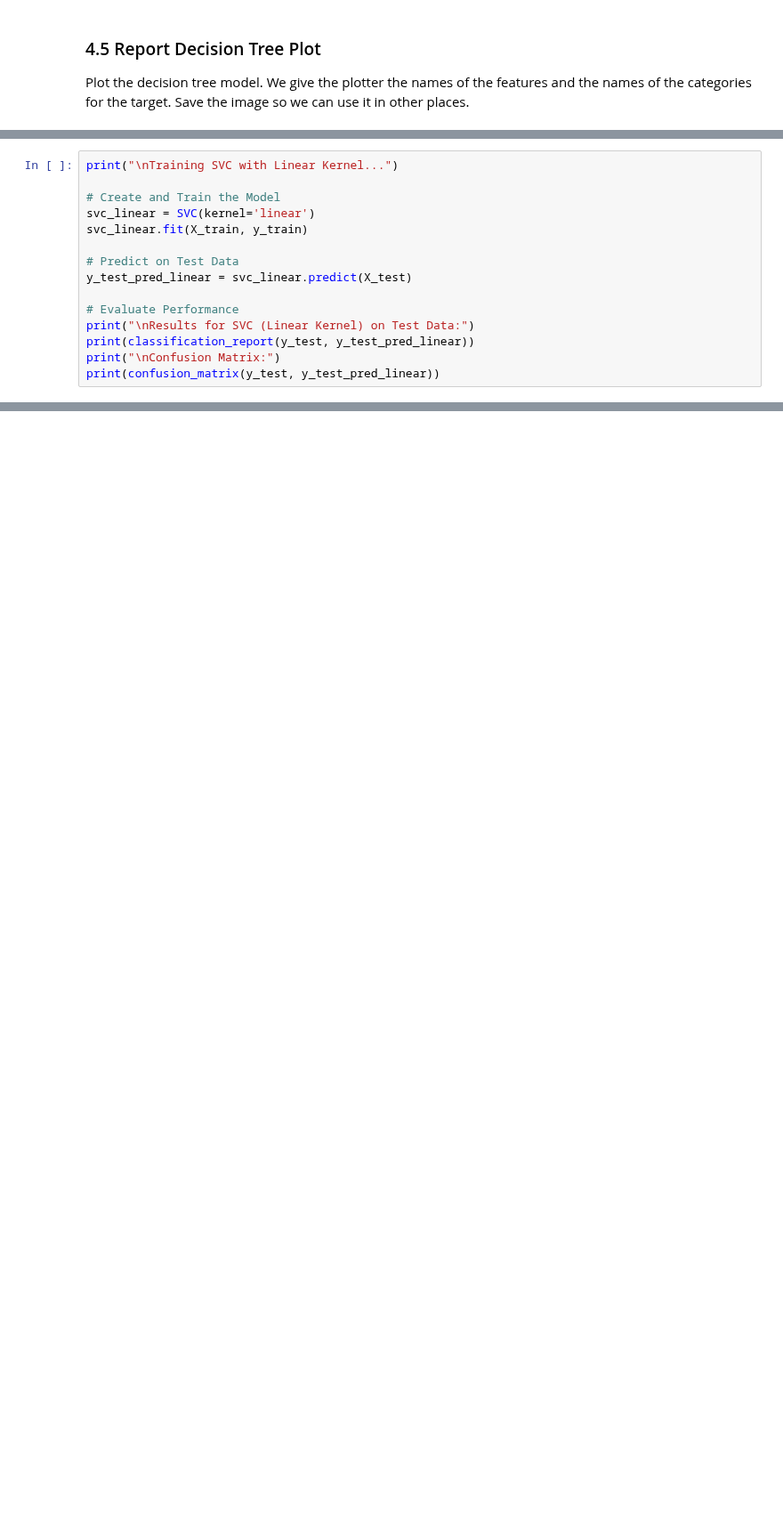
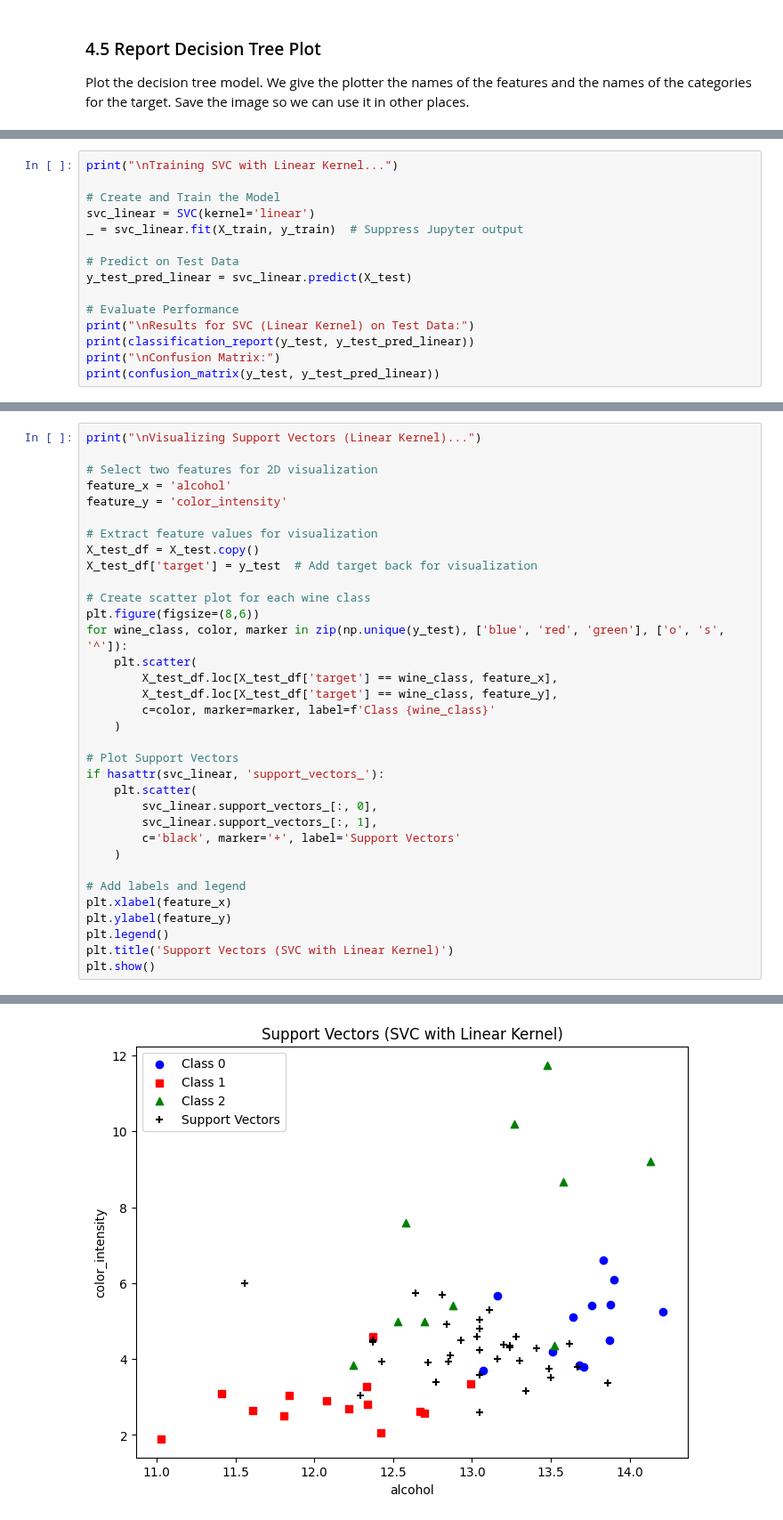
Before and after one commit to Data-Git-Hub/applied-ml-data-git-hub, a Jupyter notebook: lab03/ml03_data-git-hub.ipynb, the cells around one changed output, grey strips where cells are left out. Shown at 89% size. Saved outputs shown, nothing was run; the diff lists cells and outputs as text; blank space fills up the shorter version.

```diff
--- a/lab03/ml03_data-git-hub.ipynb
+++ b/lab03/ml03_data-git-hub.ipynb
@@ -720,7 +805,7 @@ print("\nTraining SVC with Linear Kernel...")
 
 # Create and Train the Model
 svc_linear = SVC(kernel='linear')
-svc_linear.fit(X_train, y_train)
+_ = svc_linear.fit(X_train, y_train)  # Suppress Jupyter output
 
 # Predict on Test Data
 y_test_pred_linear = svc_linear.predict(X_test)
@@ -751,0 +840,35 @@ Confusion Matrix:
+# %%
+print("\nVisualizing Support Vectors (Linear Kernel)...")
+
+# Select two features for 2D visualization
+feature_x = 'alcohol'
+feature_y = 'color_intensity'
+
+# Extract feature values for visualization
+X_test_df = X_test.copy()
+X_test_df['target'] = y_test  # Add target back for visualization
+
+# Create scatter plot for each wine class
+plt.figure(figsize=(8,6))
+for wine_class, color, marker in zip(np.unique(y_test), ['blue', 'red', 'green'], ['o', 's', '^']):
+    plt.scatter(
+        X_test_df.loc[X_test_df['target'] == wine_class, feature_x],
+        X_test_df.loc[X_test_df['target'] == wine_class, feature_y],
+        c=color, marker=marker, label=f'Class {wine_class}'
+    )
+
+# Plot Support Vectors
+if hasattr(svc_linear, 'support_vectors_'):
+    plt.scatter(
+        svc_linear.support_vectors_[:, 0],
+        svc_linear.support_vectors_[:, 1],
+        c='black', marker='+', label='Support Vectors'
+    )
+
+# Add labels and legend
+plt.xlabel(feature_x)
+plt.ylabel(feature_y)
+plt.legend()
+plt.title('Support Vectors (SVC with Linear Kernel)')
+plt.show()
+# %% [output]
@@ -751,0 +885 @@ Confusion Matrix:
+[figure, added]
```
Also changed, not shown: parts of 17 cells of this notebook, 1 other file.
